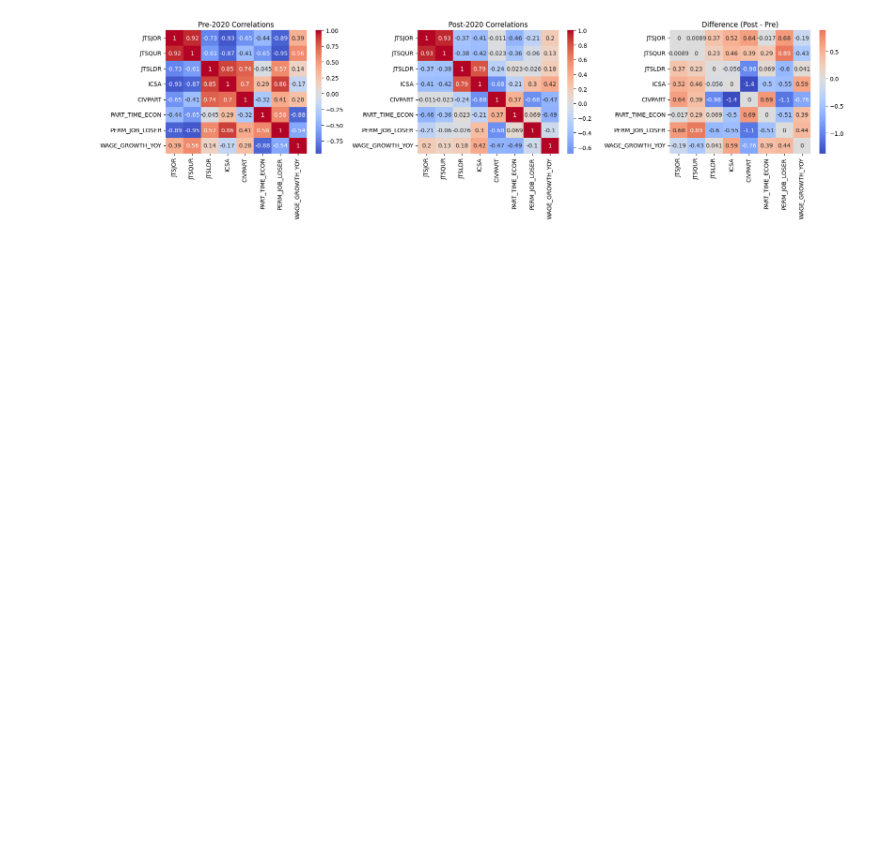
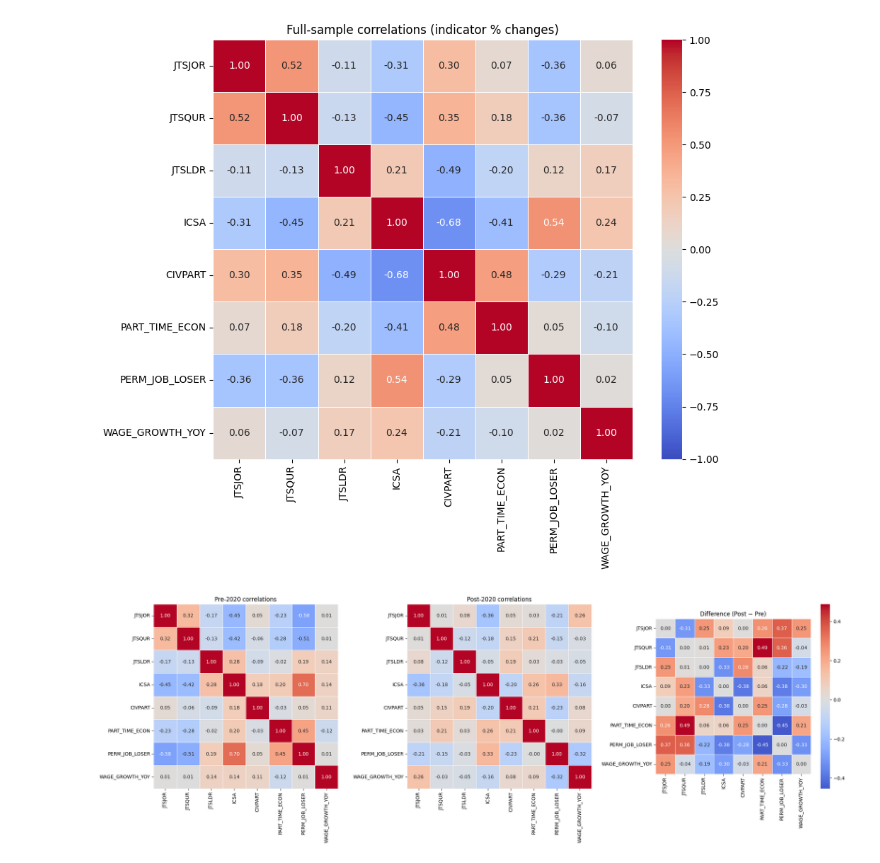
Before and after one commit to UncurledGuide/drivers_of_unemployment, a Jupyter notebook: data.ipynb, the cells around one changed output. Cells and saved outputs as stored; diff of their text form; code cells hidden in the pictures; blank space fills up the shorter version.

Commit message:
Cleaned up data and changed regimes

```diff
--- a/data.ipynb
+++ b/data.ipynb
@@ -148,0 +171,15 @@ WAGE_GROWTH_YOY: -0.134
+# %%
+def corr_mats(df_features: pd.DataFrame, split_date='2020-01-01'):
+    pre = df_features.loc[df_features.index < split_date]
+    split_date_two = '2022-01-01'
+    post = df_features.loc[df_features.index >= split_date_two]
+    full_corr = df_features.corr()
+    pre_corr = pre.corr()
+    post_corr = post.corr()
+    diff = post_corr - pre_corr
+    return full_corr, pre_corr, post_corr, diff
+
+features = df[PREDICTORS]
+full_corr, pre_corr, post_corr, corr_diff = corr_mats(features)
+
+full_corr
@@ -149,29 +216,30 @@ WAGE_GROWTH_YOY: -0.134
 # %%
+if sns is None:
+    print('seaborn not installed; skipping heatmaps.')
+else:
+    # Correlation heatmaps (original style: numeric values in each cell)
 
+    # Full sample
+    plt.figure(figsize=(10, 8))
+    sns.heatmap(full_corr, annot=True, fmt=".2f", cmap="coolwarm", center=0, vmin=-1, vmax=1, square=True, linewidths=0.5)
+    plt.title("Full-sample correlations (indicator % changes)")
+    plt.tight_layout()
+    plt.show()
 
-# Use indicators only (exclude unemployment change)
-cols = predictors
+    # Pre/Post + Difference
+    fig, axes = plt.subplots(1, 3, figsize=(22, 7))
 
-pre_corr = pre[cols].corr()
-post_corr = post[cols].corr()
+    sns.heatmap(pre_corr, annot=True, fmt=".2f", cmap="coolwarm", center=0, vmin=-1, vmax=1, square=True, linewidths=0.5, cbar=False, ax=axes[0])
+    axes[0].set_title("Pre‑2020 correlations")
 
-corr_diff = post_corr - pre_corr
+    sns.heatmap(post_corr, annot=True, fmt=".2f", cmap="coolwarm", center=0, vmin=-1, vmax=1, square=True, linewidths=0.5, cbar=False, ax=axes[1])
+    axes[1].set_title("Post‑2020 correlations")
 
-import matplotlib.pyplot as plt
-import seaborn as sns
+    sns.heatmap(corr_diff, annot=True, fmt=".2f", cmap="coolwarm", center=0, square=True, linewidths=0.5, ax=axes[2])
+    axes[2].set_title("Difference (Post − Pre)")
 
-fig, axes = plt.subplots(1, 3, figsize=(18,5))
-
-sns.heatmap(pre_corr, annot=True, cmap="coolwarm", center=0, ax=axes[0])
-axes[0].set_title("Pre-2020 Correlations")
-
-sns.heatmap(post_corr, annot=True, cmap="coolwarm", center=0, ax=axes[1])
-axes[1].set_title("Post-2020 Correlations")
-
-sns.heatmap(corr_diff, annot=True, cmap="coolwarm", center=0, ax=axes[2])
-axes[2].set_title("Difference (Post - Pre)")
-
-plt.tight_layout()
-plt.show()
+    plt.tight_layout()
+    plt.show()
 # %% [output]
-[figure, old version]
+[figure, new version]
+[figure, added]
```
Also changed, not shown: parts of 28 cells of this notebook, 4 other files.
